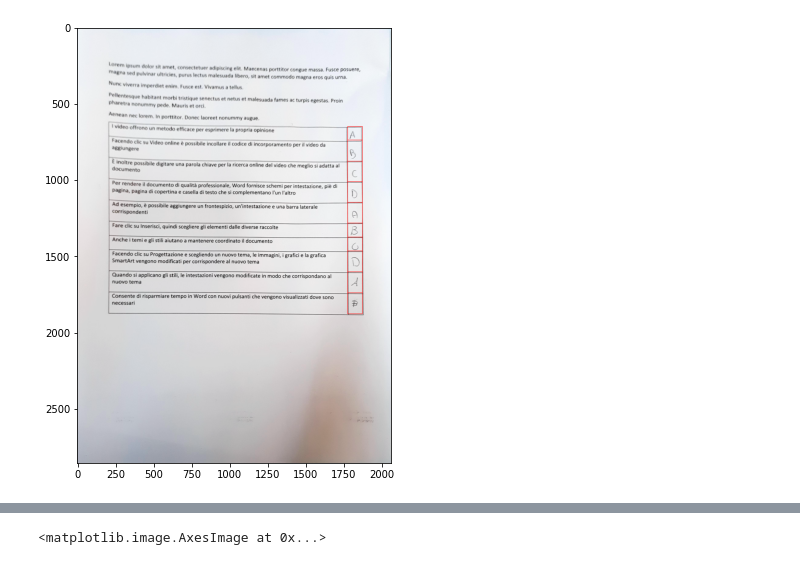
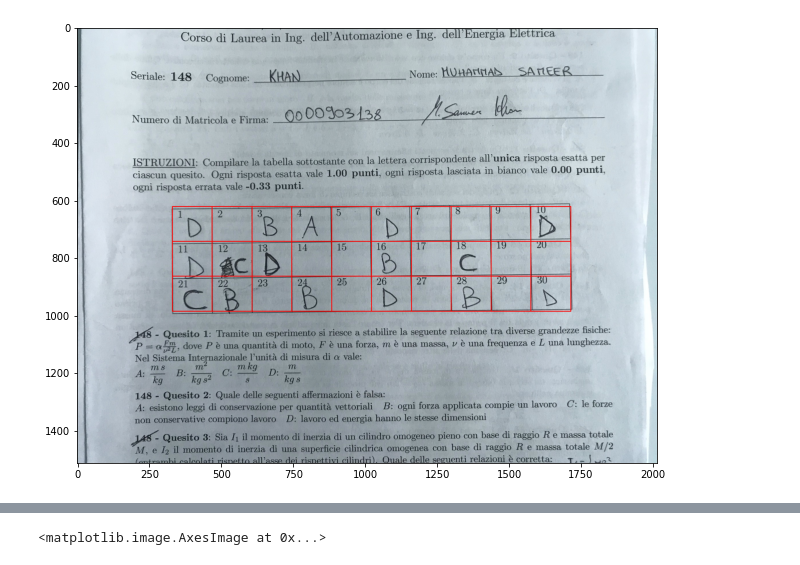
Before and after one commit to rsreds/Colabs, a Jupyter notebook: ScanAnswer.ipynb, the cells around one changed output, grey strips where cells are left out. Drawn from its saved outputs; the diff is of its cells as text; code cells hidden in the pictures.

```diff
--- a/ScanAnswer.ipynb
+++ b/ScanAnswer.ipynb
@@ -32,16 +28,37 @@ filename = "/content/file.jpg"
+# %%
+filename = "/content/true.jpg"
 # %%
 doc = Image(filename)
 extracted_tables = doc.extract_tables(implicit_rows=False)
+# %%
+from img2table.tables.objects.extraction import BBox
+img = cv2.imread(filename)
+rows=3
+columns=10
+table_bbox = extracted_tables[0].bbox
+table_height = table_bbox.y2-table_bbox.y1
+table_width = table_bbox.x2-table_bbox.x1
+cell_height = table_height / rows
+cell_width = table_width / columns
+answers_bb=[]
+for r in range(rows):
+    for c in range(columns):
+        x1 = int(table_bbox.x1 + (cell_width * c))
+        x2 = int(table_bbox.x1 + (cell_width * (c+1)))
+        y1 = int(table_bbox.y1 + (cell_height * r))
+        y2 = int(table_bbox.y1 + (cell_height * (r+1)))
+        bbox=BBox(x1, y1, x2, y2)
+        answers_bb.append(bbox)
 # %%
 # Display extracted tables
 img = cv2.imread(filename)
-answers_bb = [row[-1].bbox for row in extracted_tables[0].content.values()]
+# answers_bb = [cell.bbox for row in extracted_tables[0].content.values()  for cell in row ]
 for answer in answers_bb:
     cv2.rectangle(img, (answer.x1, answer.y1), (answer.x2, answer.y2), (255, 0, 0), 2)
 plt.figure(figsize=(20,8))
 plt.imshow(img);
 # %% [output]
-[figure, old version]
+[figure, new version]
 # %%
 !pip install emnist
 # %% [output]
```
Also changed, not shown: parts of 12 cells of this notebook.
